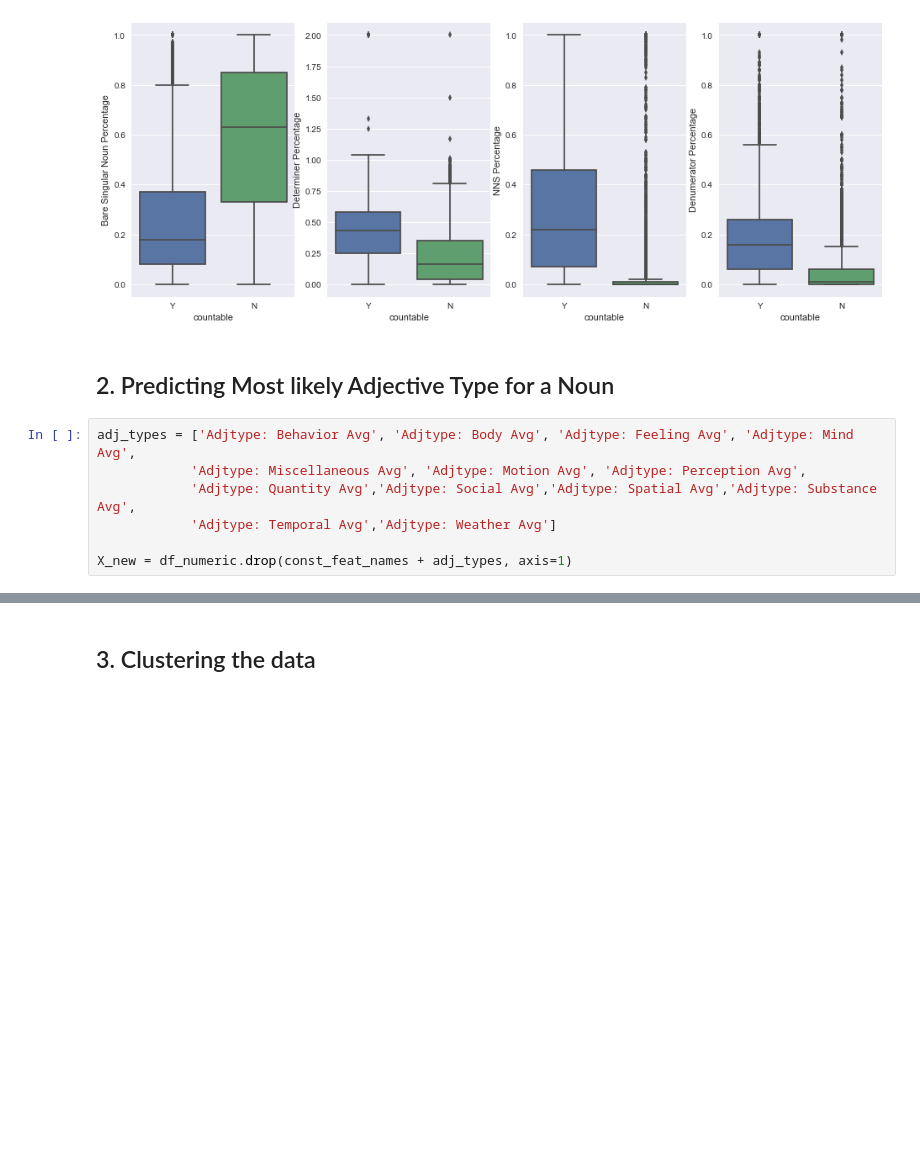
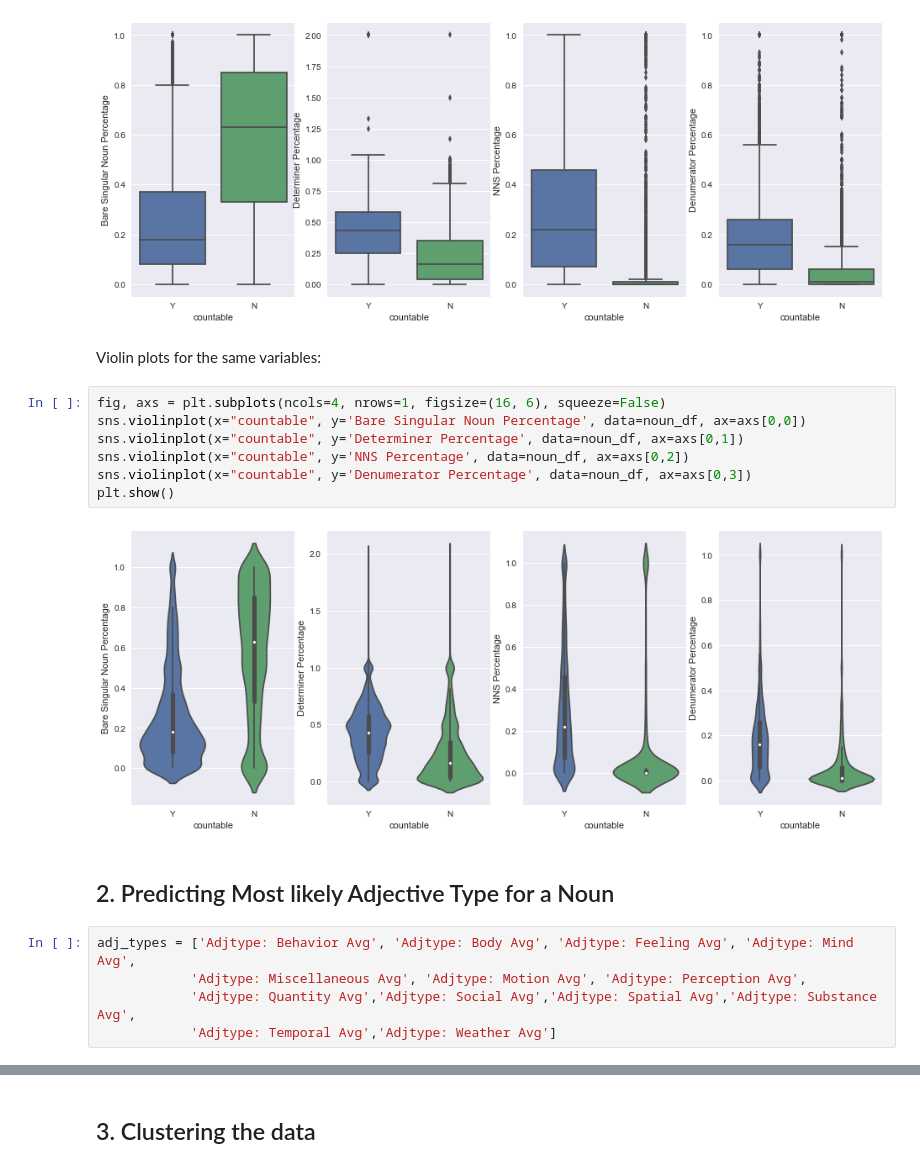
Before and after one commit to sidsvash26/Analyzing_Nouns, a Jupyter notebook: Project4_Noun_Analysis.ipynb, the cells around one changed output, grey strips where cells are left out. Cells and saved outputs as stored; diff of their text form; blank space fills up the shorter version.

```diff
--- a/Project4_Noun_Analysis.ipynb
+++ b/Project4_Noun_Analysis.ipynb
@@ -209,6 +210,17 @@ sns.boxplot(x="countable", y='Denumerator Percentage', data=noun_df, ax=axs[0,3]
 plt.show()
 # %% [output]
 [figure]
+# %% [markdown]
+Violin plots for the same variables:
+# %%
+fig, axs = plt.subplots(ncols=4, nrows=1, figsize=(16, 6), squeeze=False)
+sns.violinplot(x="countable", y='Bare Singular Noun Percentage', data=noun_df, ax=axs[0,0])
+sns.violinplot(x="countable", y='Determiner Percentage', data=noun_df, ax=axs[0,1])
+sns.violinplot(x="countable", y='NNS Percentage', data=noun_df, ax=axs[0,2])
+sns.violinplot(x="countable", y='Denumerator Percentage', data=noun_df, ax=axs[0,3])
+plt.show()
+# %% [output]
+[figure, added]
 # %% [markdown]
 ## 2. Predicting Most likely Adjective Type for a Noun
 # %%
@@ -216,8 +228,6 @@ adj_types = ['Adjtype: Behavior Avg', 'Adjtype: Body Avg', 'Adjtype: Feeling Avg
             'Adjtype: Miscellaneous Avg', 'Adjtype: Motion Avg', 'Adjtype: Perception Avg',
             'Adjtype: Quantity Avg','Adjtype: Social Avg','Adjtype: Spatial Avg','Adjtype: Substance Avg',
             'Adjtype: Temporal Avg','Adjtype: Weather Avg']
-
-X_new = df_numeric.drop(const_feat_names + adj_types, axis=1)
 # %%
 noun_df['Adj_Max'] = noun_df[adj_types].idxmax(axis=1)
 
```
Also changed, not shown: parts of 20 cells of this notebook.
